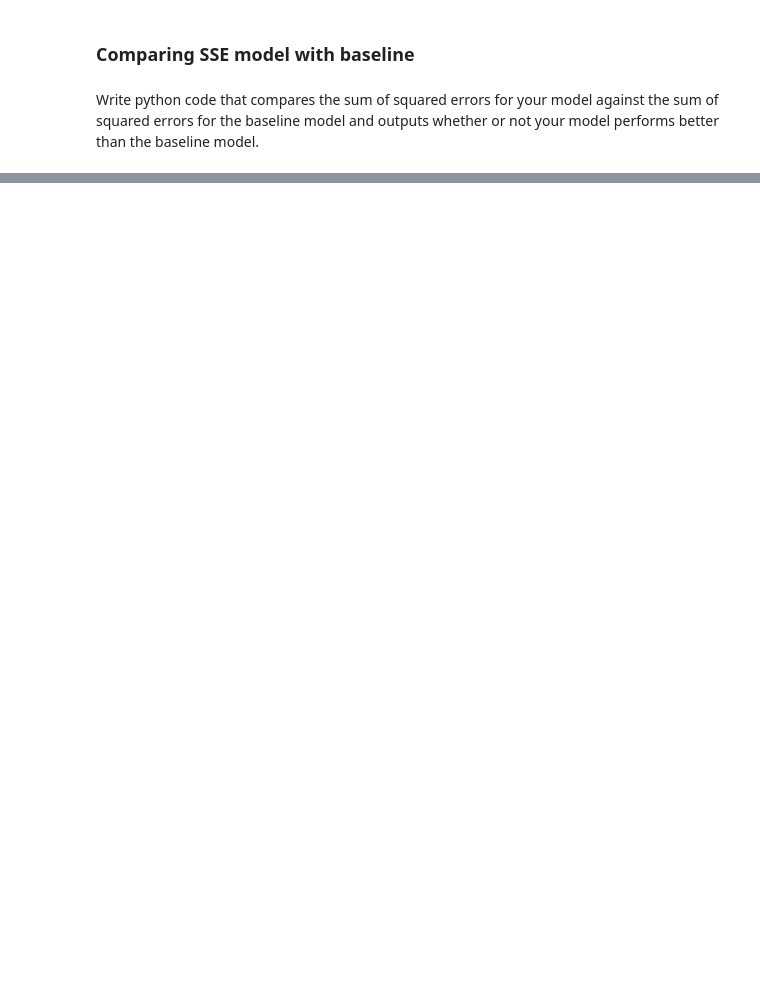
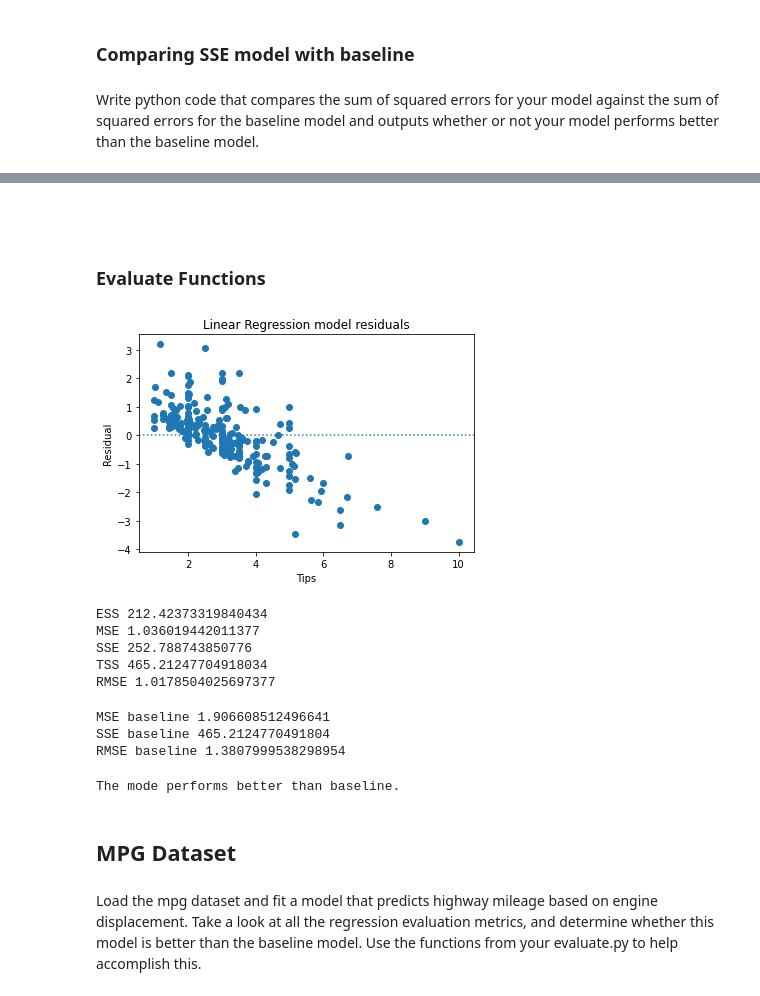
Before and after one commit to malachi-hale/Regression-exercises, a Jupyter notebook: evaluate.ipynb, the cells around one changed output, grey strips where cells are left out. Cells and saved outputs as stored; diff of their text form; code cells hidden in the pictures; blank space fills up the shorter version.

Commit message:
updates to evaluation exercises

```diff
--- a/evaluate.ipynb
+++ b/evaluate.ipynb
@@ -212,0 +244,4 @@ The model performs better than baseline.
+# %% [markdown]
+###
+# %% [markdown]
+### Evaluate Functions
@@ -212,0 +253,26 @@ The model performs better than baseline.
+# %%
+plot_residuals(tips.tip, tips.yhat)
+# %% [output]
+[figure, added]
+# %%
+regression_errors(tips.tip, tips.yhat)
+# %% [output]
+ESS 212.42373319840434
+MSE 1.036019442011377
+SSE 252.788743850776
+TSS 465.21247704918034
+RMSE 1.0178504025697377
+# %%
+baseline_mean_errors(tips.tip)
+# %% [output]
+MSE baseline 1.906608512496641
+SSE baseline 465.2124770491804
+RMSE baseline 1.3807999538298954
+# %%
+better_than_baseline(tips.tip, tips.yhat)
+# %% [output]
+The mode performs better than baseline.
+# %% [markdown]
+## MPG Dataset
+# %% [markdown]
+Load the mpg dataset and fit a model that predicts highway mileage based on engine displacement. Take a look at all the regression evaluation metrics, and determine whether this model is better than the baseline model. Use the functions from your evaluate.py to help accomplish this.
```
Also changed, not shown: parts of 15 cells of this notebook, 1 other file.
